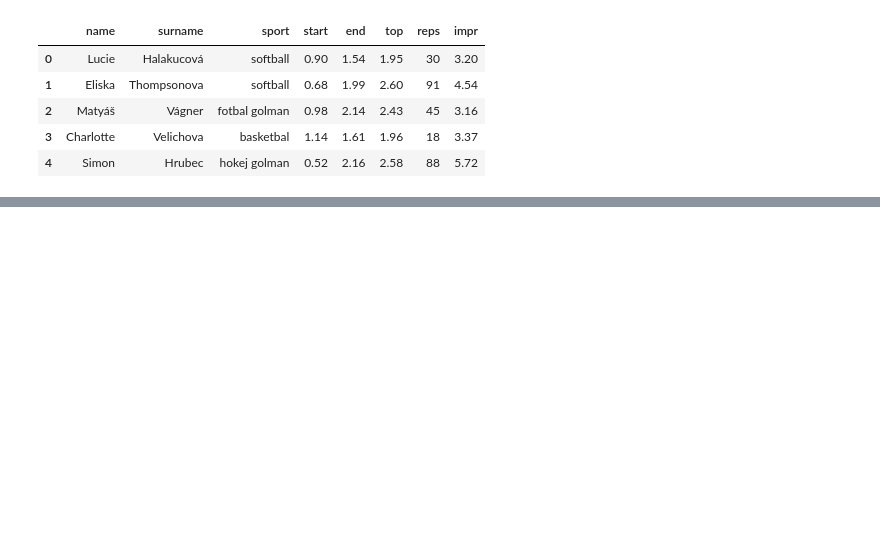
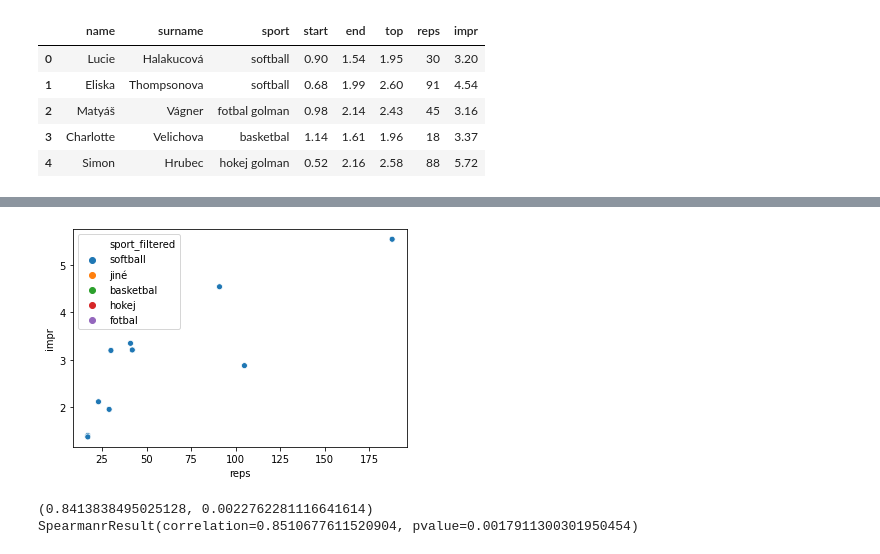
Before and after one commit to PavelHlubik/hoff2, a Jupyter notebook: main.ipynb, the cells around one changed output, grey strips where cells are left out. Cells and saved outputs as stored; diff of their text form; code cells hidden in the pictures; blank space fills up the shorter version.

```diff
--- a/main.ipynb
+++ b/main.ipynb
@@ -52,0 +114,12 @@ scipy.stats.pearsonr(x=df['reps'], y=df['impr'])
+# %%
+s = 'softball'
+df_sport = df[df['sport'] == s]
+ax = sns.scatterplot(x=df_sport['reps'], y=df_sport['impr'], hue=df['sport_filtered'])
+ax.get_figure().savefig(f'zlepseni_x_reps_{s}.png')
+plt.show(ax)
+print(scipy.stats.pearsonr(x=df_sport['reps'], y=df_sport['impr']))
+print(scipy.stats.spearmanr(a=df_sport['reps'], b=df_sport['impr']))
+# %% [output]
+[figure, added]
+(0.8413838495025128, 0.0022762281116641614)
+SpearmanrResult(correlation=0.8510677611520904, pvalue=0.0017911300301950454)
```
Also changed, not shown: parts of 16 cells of this notebook.
